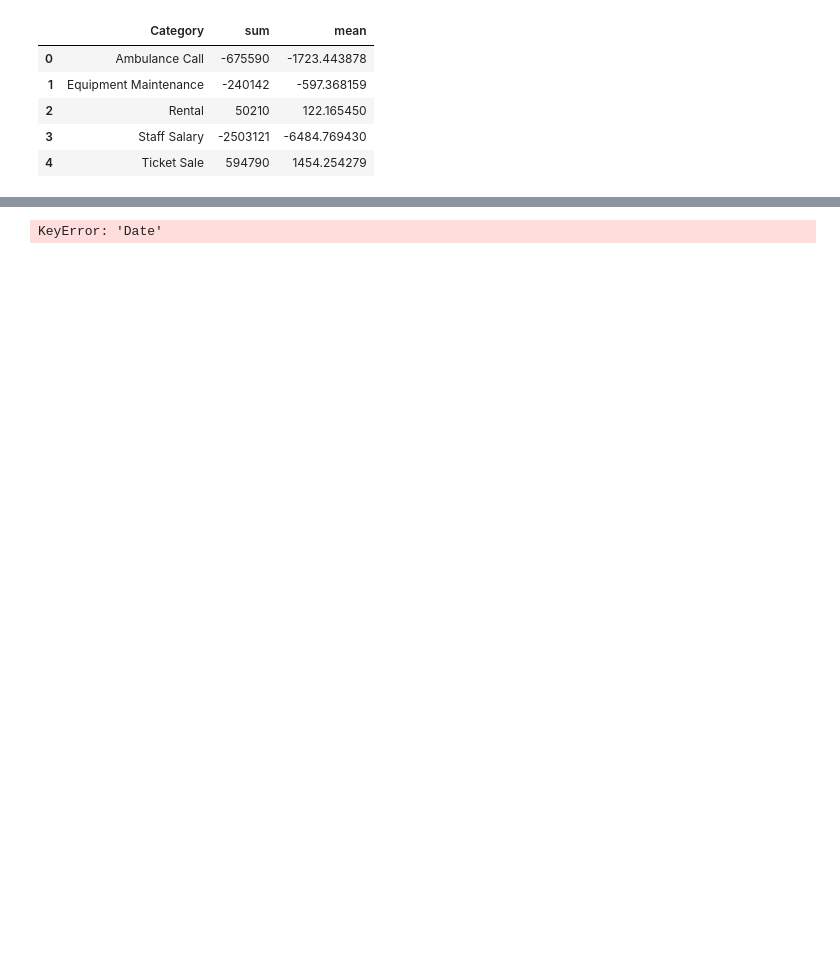
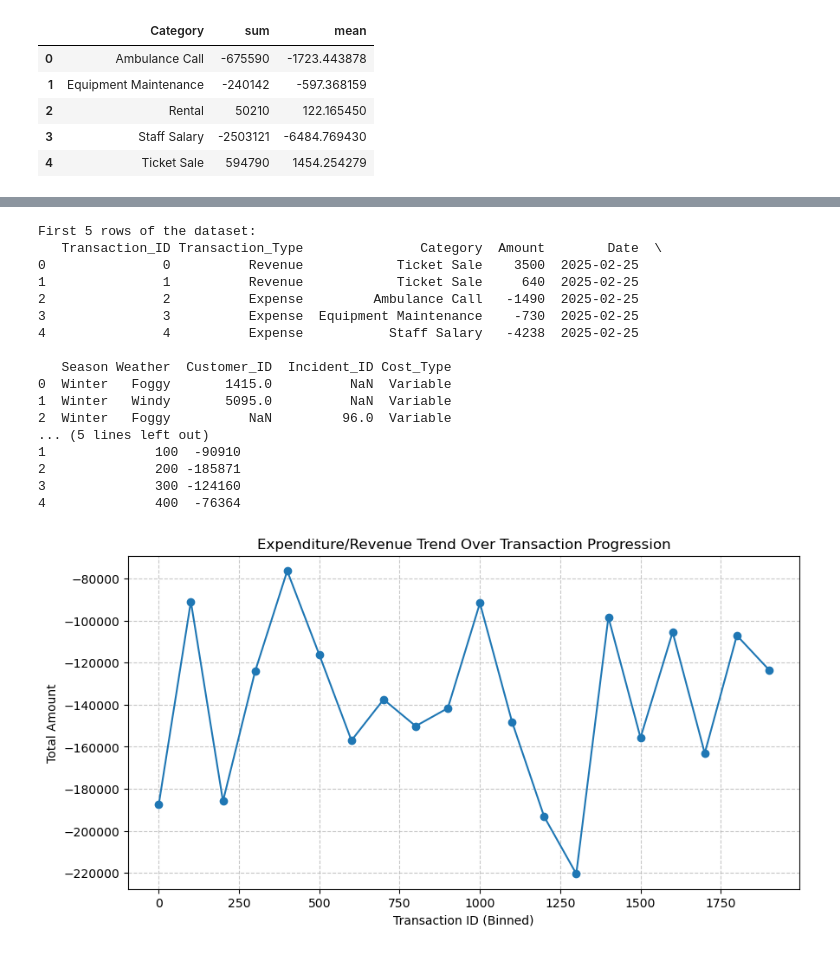
Before and after one commit to MC6527medhansh/Bolt, a Jupyter notebook: expenses_analyis.ipynb, the cells around one changed output, grey strips where cells are left out. Saved outputs shown, nothing was run; the diff lists cells and outputs as text; code cells hidden in the pictures; blank space fills up the shorter version.

Commit message:
finally finished the market trends in expense analysis

```diff
--- a/expenses_analyis.ipynb
+++ b/expenses_analyis.ipynb
@@ -102,21 +143,43 @@ Winter           -1673800   495170     438.025325
 # %%
-expenses['Date'] = pd.to_datetime(expenses['Date'])
 expenses.columns = expenses.columns.str.strip()
 
-expenses.set_index('Date', inplace=True)
+print("First 5 rows of the dataset:")
+print(expenses.head())
 
-monthly_trends = expenses.resample('M')['Amount'].sum()
+expenses = expenses.sort_values(by="Transaction_ID")
 
-print("Monthly Trends in Expenditure/Revenue:")
-print(monthly_trends.head())
+expenses["Transaction_Bin"] = expenses["Transaction_ID"] // 100 * 100
+
+transaction_trends = expenses.groupby("Transaction_Bin")["Amount"].sum().reset_index()
+
+print("Trends over Transaction ID bins:")
+print(transaction_trends.head())
 
 plt.figure(figsize=(10, 5))
-plt.plot(monthly_trends.index, monthly_trends.values, marker='o')
-plt.title('Monthly Trend of Expenditure/Revenue')
-plt.xlabel('Month')
+plt.plot(transaction_trends["Transaction_Bin"], transaction_trends["Amount"], marker='o', linestyle='-')
+
+plt.title('Expenditure/Revenue Trend Over Transaction Progression')
+plt.xlabel('Transaction ID (Binned)')
 plt.ylabel('Total Amount')
-plt.grid(True)
+plt.grid(True, linestyle='--', alpha=0.7)
 plt.show()
 # %% [output]
-KeyError: 'Date'
+First 5 rows of the dataset:
+   Transaction_ID Transaction_Type               Category  Amount        Date  \
+0               0          Revenue            Ticket Sale    3500  2025-02-25
+1               1          Revenue            Ticket Sale     640  2025-02-25
+2               2          Expense         Ambulance Call   -1490  2025-02-25
+3               3          Expense  Equipment Maintenance    -730  2025-02-25
+4               4          Expense           Staff Salary   -4238  2025-02-25
+
+   Season Weather  Customer_ID  Incident_ID Cost_Type
+0  Winter   Foggy       1415.0          NaN  Variable
+1  Winter   Windy       5095.0          NaN  Variable
+2  Winter   Foggy          NaN         96.0  Variable
+... (5 lines left out)
+1              100  -90910
+2              200 -185871
+3              300 -124160
+4              400  -76364
+[figure, added]
 # %%
```
Also changed, not shown: parts of 8 cells of this notebook, 1 other file.
